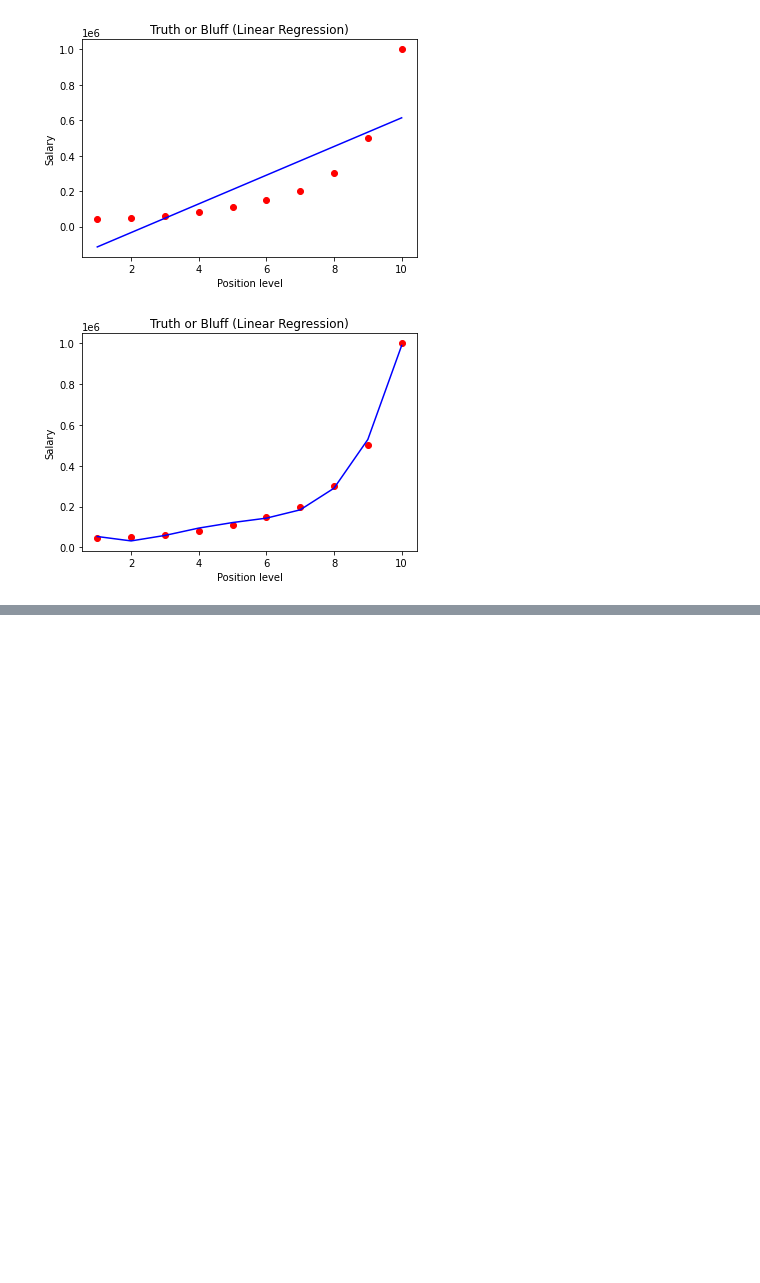
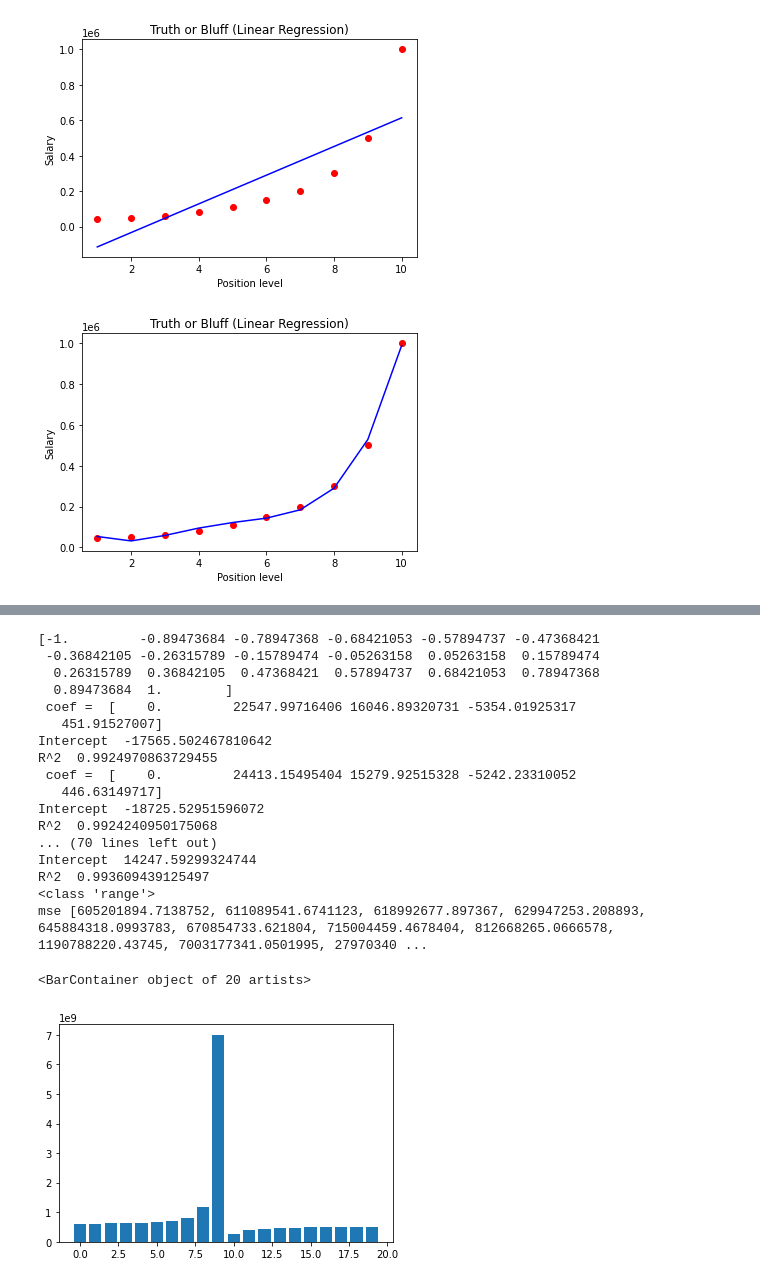
Before and after one commit to macgyver121/DADS6003, a Jupyter notebook: Week06-Regularization/Lab3_use_ridge_losso.ipynb, the cells around one changed output, grey strips where cells are left out. Saved outputs shown, nothing was run; the diff lists cells and outputs as text; code cells hidden in the pictures; blank space fills up the shorter version.

```diff
--- a/Week06-Regularization/Lab3_use_ridge_losso.ipynb
+++ b/Week06-Regularization/Lab3_use_ridge_losso.ipynb
@@ -565,0 +486,40 @@ print(pol_reg.predict(poly_reg.fit_transform([[5.5]])))
+# %%
+step = 20
+end = 1
+alphas = np.linspace(-1, end, step)
+print(alphas)
+
+mse = []
+
+for a in alphas:
+    clf = Ridge(alpha=a) # lambda in lecture, alpha in sklearn
+    clf.fit(X_poly, y)
+    print(" coef = ", clf.coef_)
+    print("Intercept ", clf.intercept_)
+    print("R^2 ", clf.score(X_poly,y))
+    mse.append(mean_squared_error(y,clf.predict(X_poly)))
+
+t = range(0, len(mse))
+print(type(t))
+print('mse',mse)
+plt.bar(t,mse)
+# %% [output]
+[-1.         -0.89473684 -0.78947368 -0.68421053 -0.57894737 -0.47368421
+ -0.36842105 -0.26315789 -0.15789474 -0.05263158  0.05263158  0.15789474
+  0.26315789  0.36842105  0.47368421  0.57894737  0.68421053  0.78947368
+  0.89473684  1.        ]
+ coef =  [    0.         22547.99716406 16046.89320731 -5354.01925317
+   451.91527007]
+Intercept  -17565.502467810642
+R^2  0.9924970863729455
+ coef =  [    0.         24413.15495404 15279.92515328 -5242.23310052
+   446.63149717]
+Intercept  -18725.52951596072
+R^2  0.9924240950175068
+... (70 lines left out)
+Intercept  14247.59299324744
+R^2  0.993609439125497
+<class 'range'>
+mse [605201894.7138752, 611089541.6741123, 618992677.897367, 629947253.208893, 645884318.0993783, 670854733.621804, 715004459.4678404, 812668265.0666578, 1190788220.43745, 7003177341.0501995, 27970340 ...
+<BarContainer object of 20 artists>
+[figure, added]
```
Also changed, not shown: parts of 10 cells of this notebook.
